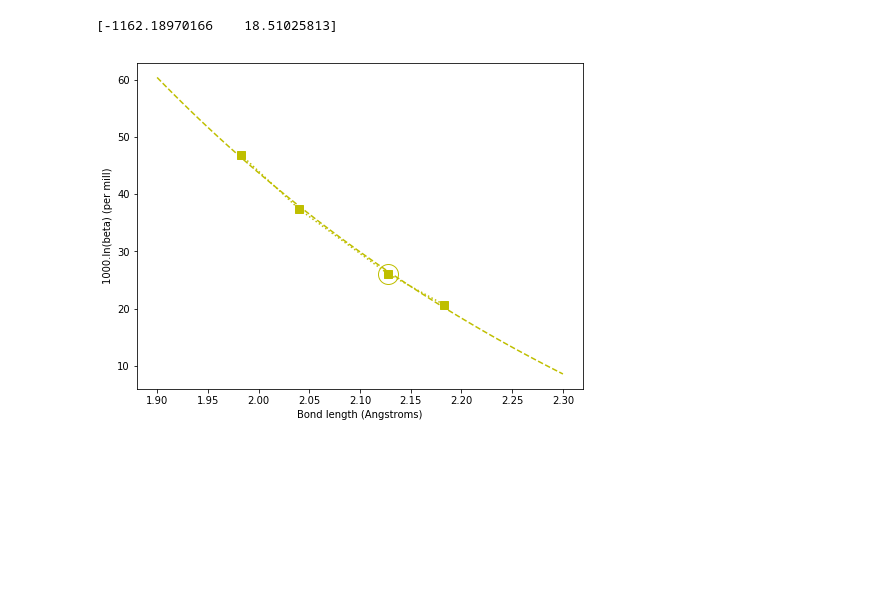
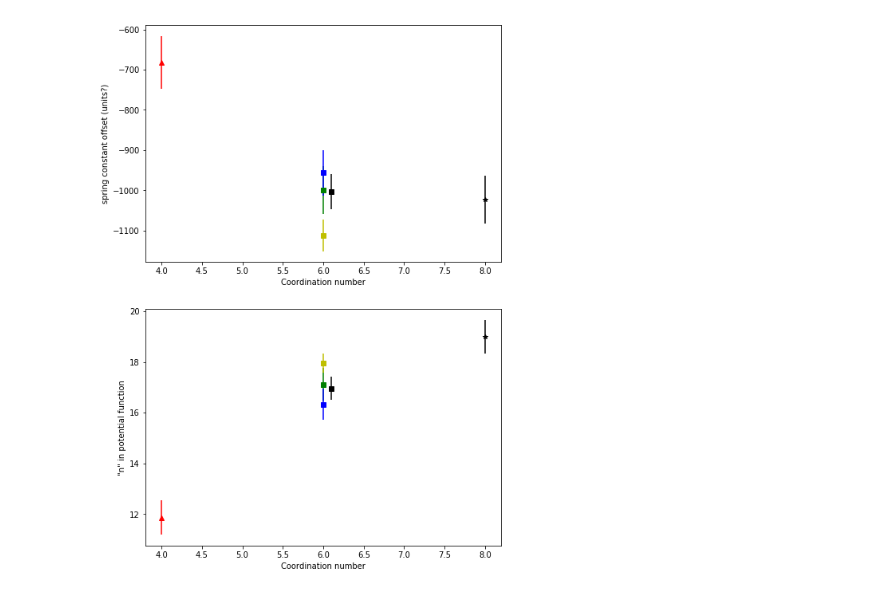
Before and after one commit to andreww/isofrac, a Jupyter notebook: isofrac_MgO_fig.ipynb, the cells around one changed output. Cells and saved outputs as stored; diff of their text form; code cells hidden in the pictures; blank space fills up the shorter version.

```diff
--- a/isofrac_MgO_fig.ipynb
+++ b/isofrac_MgO_fig.ipynb
@@ -72,16 +120,24 @@ plt.show()
-# %%
-mgo_popt, mgo_pcov = sp_opt.curve_fit(calc_beta_300, mgo_r_ang, mgo_beta_permil, p0=[0, 12])
-print(mgo_popt)
-r_points = np.linspace(1.90, 2.30)
-# %% [output]
-[-1162.18970166    18.51025813]
-# %%
-fig, ax = plt.subplots(figsize=(8,6))
-ax.plot(r_points, calc_beta_300(r_points, *mgo_popt), 'y', linestyle='--')
-ax.plot(mgo_r_ang, mgo_beta_permil, 'ys', label='NaCl (periclase)', linestyle=':', markersize=8)
-ax.plot(mgo_r_ref, mgo_beta_ref, 'yo', fillstyle='none', markersize=20)
-ax.set_xlabel('Bond length (Angstroms)')
-ax.set_ylabel('1000.ln(beta) (per mill)')
-plt.show()
-# %% [output]
-[figure, removed]
+# %%
+fig, ax = plt.subplots(nrows=2, figsize=(8,12))
+
+ax[0].errorbar(8, cscl_popt[0], yerr=np.sqrt(np.diag(cscl_pcov))[0], fmt='k*')
+ax[0].errorbar(6, nias_first_popt[0], yerr=np.sqrt(np.diag(nias_first_pcov))[0], fmt='gs')
+ax[0].errorbar(6, nias_second_popt[0], yerr=np.sqrt(np.diag(nias_second_pcov))[0], fmt='bs')
+ax[0].errorbar(4, cubzns_popt[0], yerr=np.sqrt(np.diag(cubzns_pcov))[0], fmt='r^')
+ax[0].errorbar(6, mgo_popt[0], yerr=np.sqrt(np.diag(mgo_pcov))[0], fmt='ys')
+ax[0].errorbar(6.1, all_six_popt[0], yerr=np.sqrt(np.diag(all_six_pcov))[0], fmt='ks')
+ax[0].set_xlabel('Coordination number')
+ax[0].set_ylabel('spring constant offset (units?)')
+
+ax[1].errorbar(8, cscl_popt[1], yerr=np.sqrt(np.diag(cscl_pcov))[1], fmt='k*')
+ax[1].errorbar(6, nias_first_popt[1], yerr=np.sqrt(np.diag(nias_first_pcov))[1], fmt='gs')
+ax[1].errorbar(6, nias_second_popt[1], yerr=np.sqrt(np.diag(nias_second_pcov))[1], fmt='bs')
+ax[1].errorbar(4, cubzns_popt[1], yerr=np.sqrt(np.diag(cubzns_pcov))[1], fmt='r^')
+ax[1].errorbar(6, mgo_popt[1], yerr=np.sqrt(np.diag(mgo_pcov))[1], fmt='ys')
+ax[1].errorbar(6.1, all_six_popt[1], yerr=np.sqrt(np.diag(all_six_pcov))[1], fmt='ks')
+ax[1].set_xlabel('Coordination number')
+ax[1].set_ylabel('"n" in potential function')
+
+plt.show()
+# %% [output]
+[figure, added]
```
Also changed, not shown: parts of 5 cells of this notebook.
